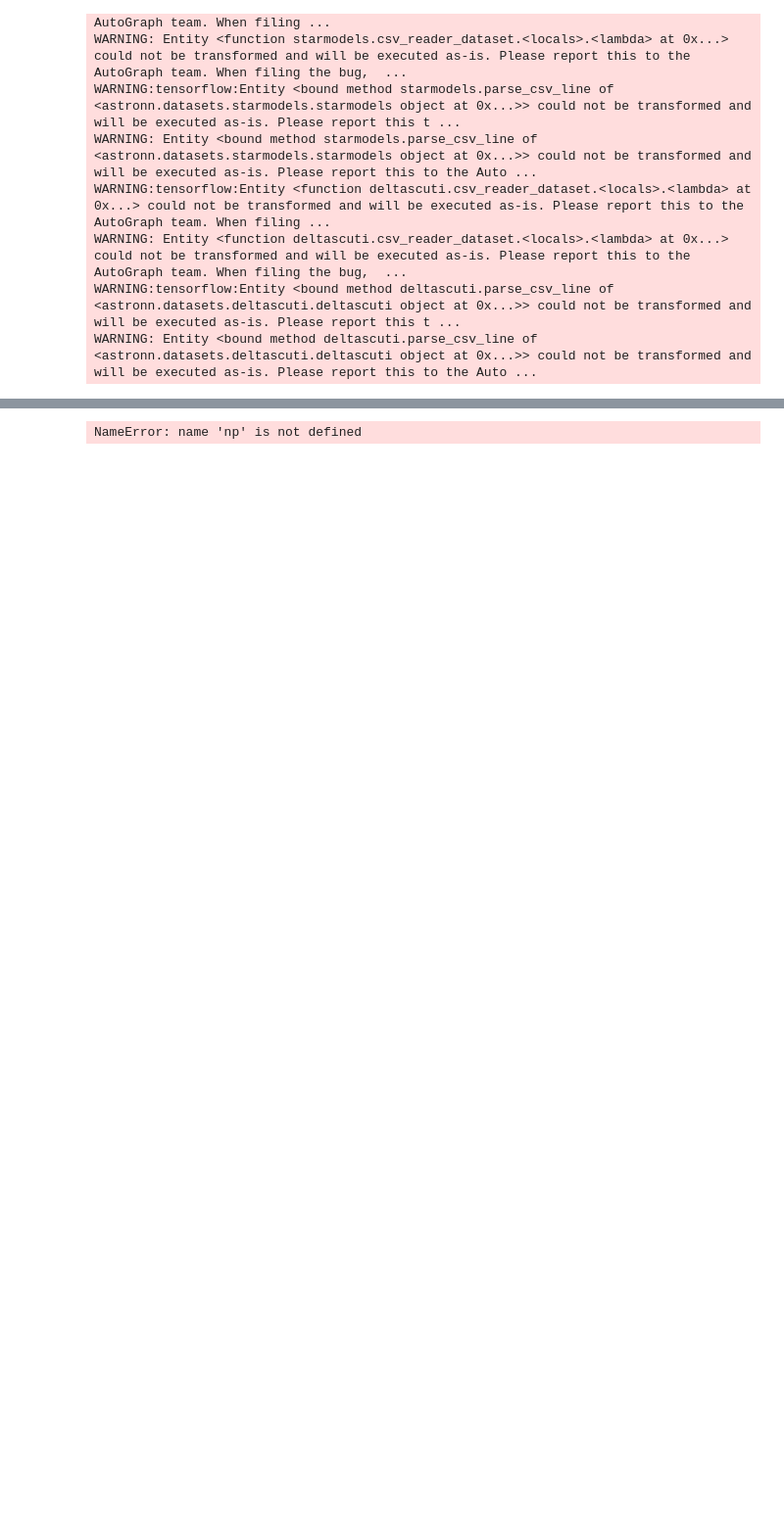
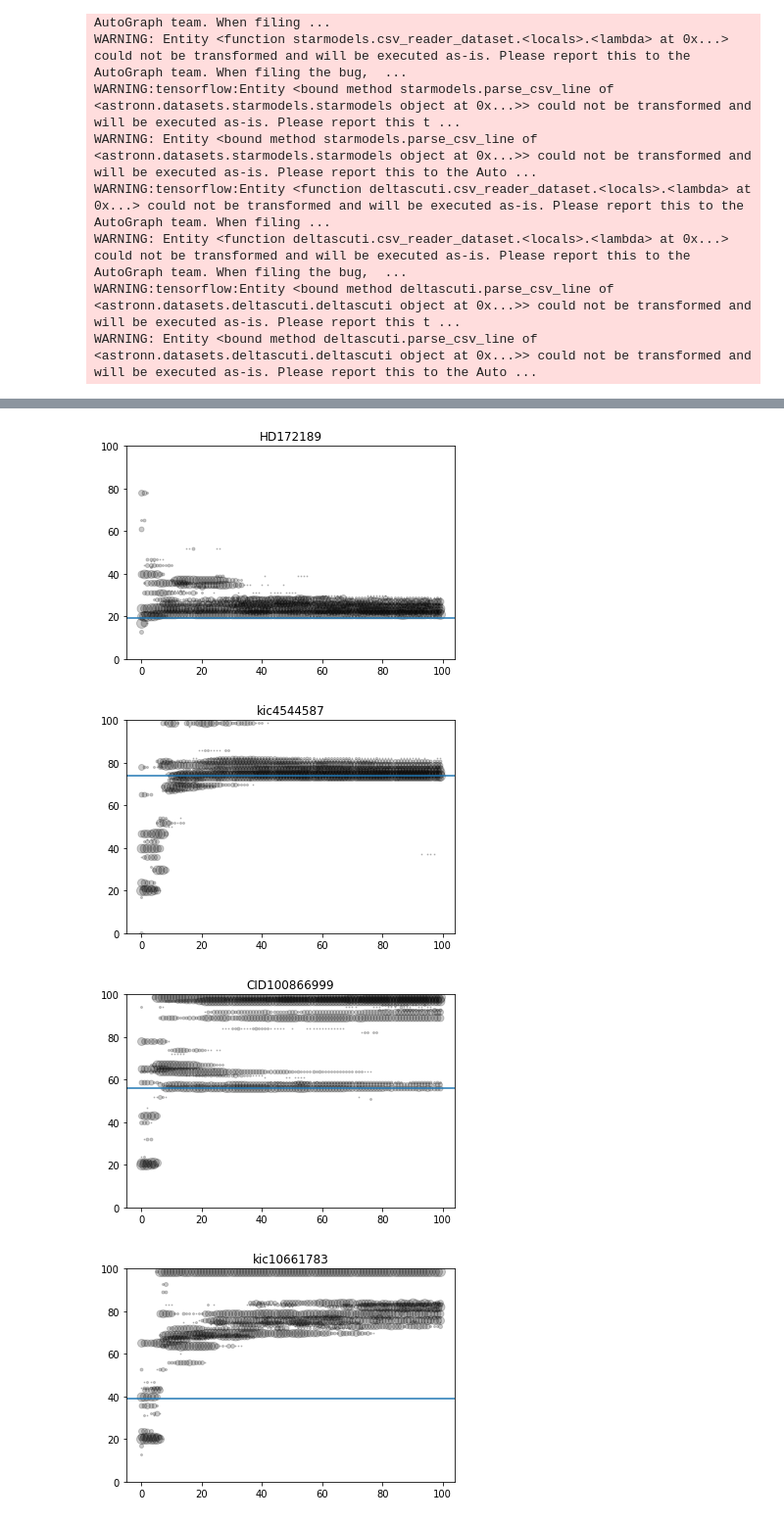
Before and after one commit to rmaestre/NN-Asteroseismology, a Jupyter notebook: astronn/notebooks/iterative_nn_train.ipynb, the cells around one changed output, grey strips where cells are left out. Shown at 98% size. Drawn from its saved outputs; the diff is of its cells as text; code cells hidden in the pictures; blank space fills up the shorter version.

```diff
--- a/astronn/notebooks/iterative_nn_train.ipynb
+++ b/astronn/notebooks/iterative_nn_train.ipynb
@@ -85,24 +84,27 @@ KeyboardInterrupt:
 # %%
 targets = {}
 targets["kic10661783"] = {"dnu": 39.0, "dr": 7.0}
 targets["KIC9851944"] = {"dnu": 26.0, "dr": 5.3}
 targets["HD159561"] = {"dnu": 38.0, "dr": 19.0}
 targets["CID100866999"] = {"dnu": 56, "dr": np.nan}
 targets["HD15082"] = {"dnu": 80.0, "dr": 14.0}
 targets["kic4544587"] = {"dnu": 74.0, "dr": 11.0}
 targets["KIC8262223"] = {"dnu": 77.0, "dr": 7.10}
 targets["HD172189"] = {"dnu": 19.0, "dr": 4.6}
 targets["KIC3858884"] = {"dnu": 19.0, "dr": 1.9}
 targets["CID105906206"] = {"dnu": 20.0, "dr": 2.61}
 targets["KIC10080943"] = {"dnu": 52.0, "dr": 1.7}
 
 for star in results.keys():
     if star in targets.keys():
         for idx, val in enumerate(range(higher_n_probs)):
-            plt.plot(results[star][(val,)], alpha=0.8, marker='o', linestyle='None', color="black", markersize=10-idx)
+            plt.plot(results[star][(val,)], alpha=0.2, marker='o', linestyle='None', color="black", markersize=10-idx)
         plt.axhline(y=targets[star]["dnu"])
         plt.title(star)
         plt.ylim(0, 100)
         plt.show()
 # %% [output]
-NameError: name 'np' is not defined
+[figure, added]
+[figure, added]
+[figure, added]
+[figure, added]
```
Also changed, not shown: parts of 2 cells of this notebook.
